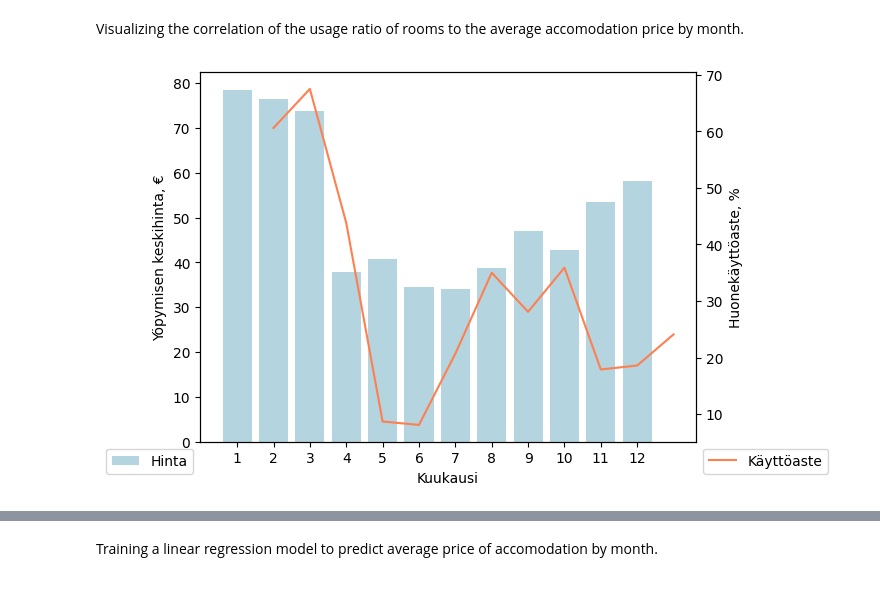
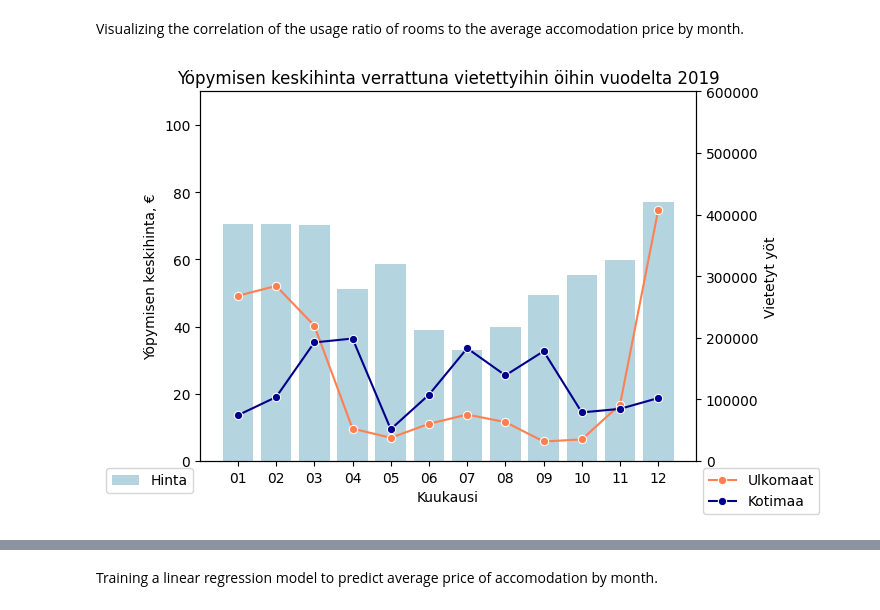
Before and after one commit to ValtsuL1/data-analytics-project, a Jupyter notebook: main.ipynb, the cells around one changed output, grey strips where cells are left out. Drawn from its saved outputs; the diff is of its cells as text; code cells hidden in the pictures.

Commit message:
updated seaborn charts

```diff
--- a/main.ipynb
+++ b/main.ipynb
@@ -43,7 +41,7 @@ for date in dates:
     # due to inconsistent formatting in the data.
     month = date[0].split('M')[1][:2]
 
-    months.append(int(month))
+    months.append(month)
     years.append(int(year))
 
 df["Kuukausi"] = months
@@ -76,19 +74,17 @@ def get_price_to_stays(year):
 
     ax2 = ax1.twinx()
 
-    sns.lineplot(x="Kuukausi", y="Ulkomaat", data=data, ax=ax2, color="coral", label="Ulkomaat")
+    sns.lineplot(x="Kuukausi", y="Ulkomaat", data=data, ax=ax2, color="coral", label="Ulkomaat", marker='o')
 
-    sns.lineplot(x="Kuukausi", y="Suomi", data=data, ax=ax2, color="darkblue", label="Kotimaa")
+    sns.lineplot(x="Kuukausi", y="Suomi", data=data, ax=ax2, color="darkblue", label="Kotimaa", marker='o')
 
-    ax1.set(ylabel='Yöpymisen keskihinta, €')
+    ax1.set(ylabel='Yöpymisen keskihinta, €', ylim=(0, 110))
 
-    ax2.set(ylabel='Vietetyt yöt')
+    ax2.set(ylabel='Vietetyt yöt', ylim=(0, 600000))
 
     sns.move_legend(ax1, "upper right", bbox_to_anchor=(0, 0))
 
     sns.move_legend(ax2, "upper left", bbox_to_anchor=(1, 0))
 
-    plt.title("")
+    plt.title(f"Yöpymisen keskihinta verrattuna vietettyihin öihin vuodelta {year}")
     plt.show()
-
-get_price_to_stays(2023)
@@ -106,17 +100,19 @@ def get_price_to_usage(year):
 
     ax2 = ax1.twinx()
 
-    sns.lineplot(x="Kuukausi", y="Huonekäyttöaste, %", data=data, ax=ax2, color="coral", label="Käyttöaste")
+    sns.lineplot(x="Kuukausi", y="Huonekäyttöaste, %", data=data, ax=ax2, color="coral", label="Käyttöaste", marker='o')
 
-    ax1.set(ylabel='Yöpymisen keskihinta, €')
+    ax1.set(ylabel='Yöpymisen keskihinta, €', ylim=(0, 120))
+
+    ax2.set(ylim=(0, 100))
 
     sns.move_legend(ax1, "upper right", bbox_to_anchor=(0, 0))
 
     sns.move_legend(ax2, "upper left", bbox_to_anchor=(1, 0))
 
-    plt.title("")
+    plt.title(f"Yöpymisen keskihinta verrattuna huoneiden käyttöasteeseen vuodelta {year}")
     plt.show()
-
-get_price_to_usage(2020)
-# %% [output]
-[figure, removed]
+# %%
+get_price_to_stays(2019)
+# %% [output]
+[figure, added]
```
Also changed, not shown: parts of 6 cells of this notebook.
